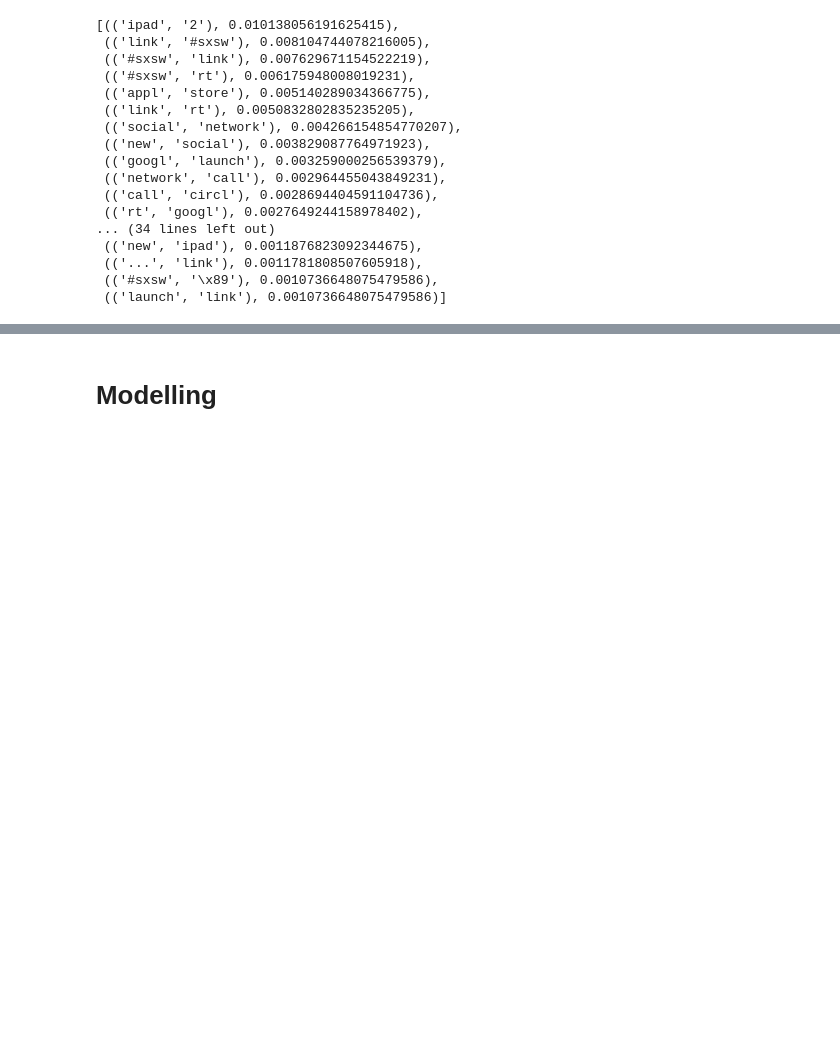
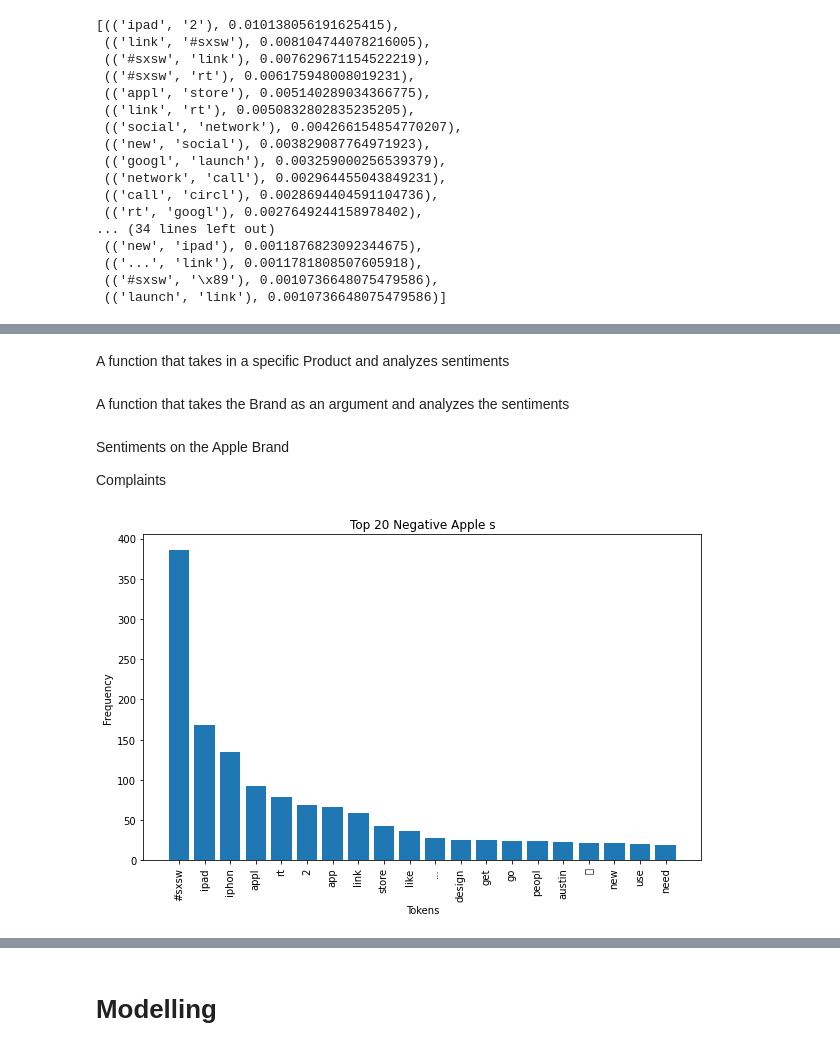
Before and after one commit to R3TR0Quan/twitter-sentiment-analysis, a Jupyter notebook: notebook.ipynb, the cells around one changed output, grey strips where cells are left out. Cells and saved outputs as stored; diff of their text form; code cells hidden in the pictures; blank space fills up the shorter version.

```diff
--- a/notebook.ipynb
+++ b/notebook.ipynb
@@ -427,0 +428,2 @@ tweet_scored[:50]
+# %% [markdown]
+A function that takes in a specific Product and analyzes sentiments
@@ -427,0 +455,35 @@ tweet_scored[:50]
+# %% [markdown]
+A function that takes the Brand as an argument and analyzes the sentiments
+# %%
+def analyze_sentiments(data, brand, emotion, top_n):
+    # Filter the dataset for the specified brand and emotion
+    brand_data = data[(data['Brand'] == brand) & (data['Emotion'] == emotion)]
+
+    # Concatenate all preprocessed text into a single list
+    brand_tokens = [token for sublist in brand_data['preprocessed_text'] for token in sublist]
+
+    # Create a frequency distribution of tokens
+    brand_freq_dist = FreqDist(brand_tokens)
+
+    # Get the most common tokens
+    top_tokens = brand_freq_dist.most_common(top_n)
+
+    # Extract the tokens and frequencies
+    tokens, frequencies = zip(*top_tokens)
+
+    # Plot the frequency distribution
+    plt.figure(figsize=(10, 6))
+    plt.bar(tokens, frequencies)
+    plt.xlabel('Tokens')
+    plt.ylabel('Frequency')
+    plt.title(f'Top {top_n} {emotion.capitalize()} {brand} {"" if top_n == 1 else "s"}')
+    plt.xticks(rotation=90)
+    plt.show()
+# %% [markdown]
+Sentiments on the Apple Brand
+
+Complaints
+# %%
+analyze_sentiments(data, "Apple", "Negative", 20)
+# %% [output]
+[figure, added]
```
Also changed, not shown: parts of 36 cells of this notebook.
